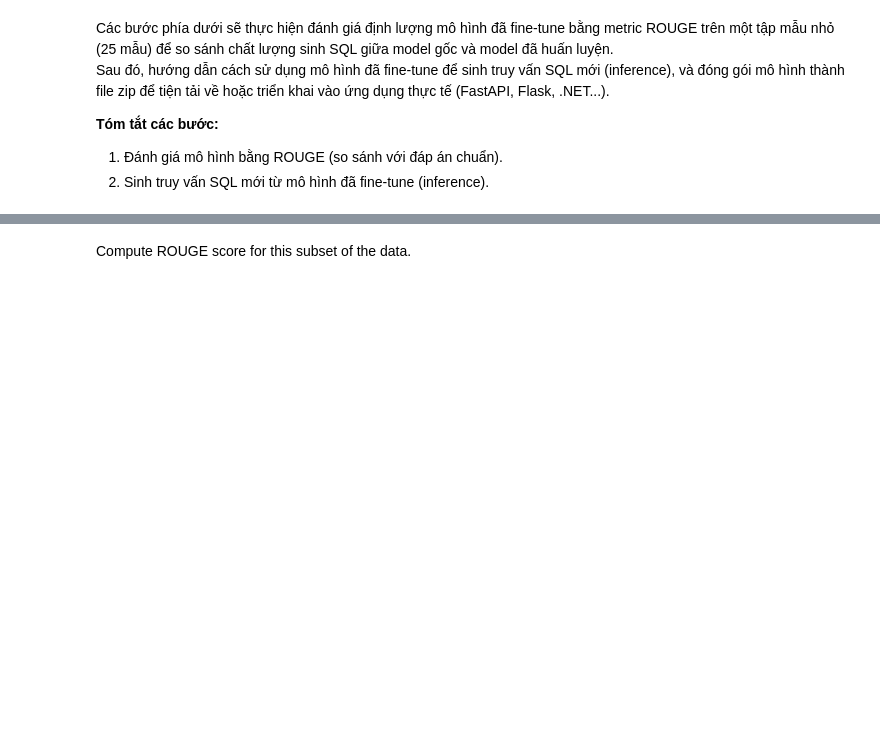
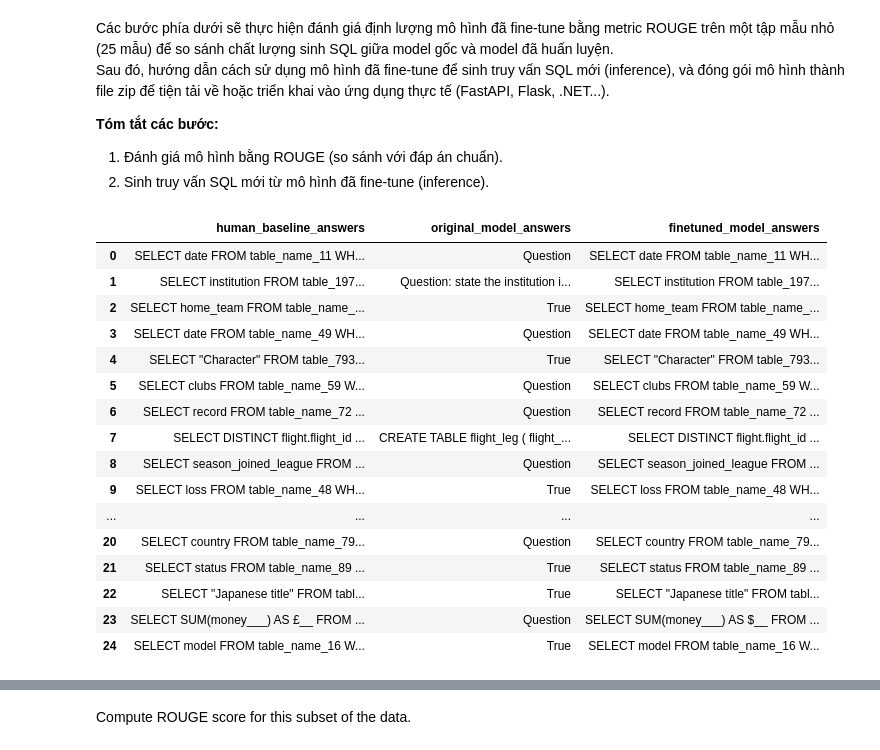
Before and after one commit to itsductai/Online_Learning_Management_System_Project, a Jupyter notebook: API/AI/text-to-sql/texttosql_finettune.ipynb, the cells around one changed output, grey strips where cells are left out. Saved outputs shown, nothing was run; the diff lists cells and outputs as text; code cells hidden in the pictures; blank space fills up the shorter version.

```diff
--- a/API/AI/text-to-sql/texttosql_finettune.ipynb
+++ b/API/AI/text-to-sql/texttosql_finettune.ipynb
@@ -592,0 +622,19 @@ SELECT date FROM table_name_11 WHERE away_team = "essendon"
+# %%
+import torch
+
+device = "cuda" if torch.cuda.is_available() else "cpu"
+
+# Chuẩn bị model đã fine-tune để suy luận
+finetuned_model.gradient_checkpointing_disable()  # tắt checkpointing khi inference
+finetuned_model.config.use_cache = True           # bật lại cache cho generate nhanh
+finetuned_model.eval()
+finetuned_model.to(device)
+
+# (tùy chọn với baseline)
+original_model.gradient_checkpointing_disable() if hasattr(original_model, "gradient_checkpointing_disable") else None
+try:
+    original_model.config.use_cache = True
+except:
+    pass
+original_model.eval()
+original_model.to(device)
@@ -657,6 +722,63 @@ Sau đó, hướng dẫn cách sử dụng mô hình đã fine-tune để sinh t
 **Tóm tắt các bước:**
 1. Đánh giá mô hình bằng ROUGE (so sánh với đáp án chuẩn).
 2. Sinh truy vấn SQL mới từ mô hình đã fine-tune (inference).
+# %%
+from transformers import GenerationConfig
+import pandas as pd
+
+questions = dataset['test'][0:25]['question']
+contexts  = dataset['test'][0:25]['context']
+human_baseline_answers = dataset['test'][0:25]['answer']
+
+original_model_answers  = []
+finetuned_model_answers = []
+
+gen_cfg = GenerationConfig(max_new_tokens=300)
+
+with torch.no_grad():
+    for q, c in zip(questions, contexts):
+        prompt = f"""Tables:
+{c}
+
+Question:
+{q}
+
+Answer:
+"""
+        input_ids = tokenizer(prompt, return_tensors="pt").input_ids.to(device)
+
+        # Baseline
+        out_base = original_model.generate(input_ids=input_ids, generation_config=gen_cfg)
+        original_model_answers.append(tokenizer.decode(out_base[0], skip_special_tokens=True))
+
+        # Fine-tuned
+        out_ft = finetuned_model.generate(input_ids=input_ids, generation_config=gen_cfg)
+        finetuned_model_answers.append(tokenizer.decode(out_ft[0], skip_special_tokens=True))
+
+df = pd.DataFrame(
+    zip(human_baseline_answers, original_model_answers, finetuned_model_answers),
+    columns=["human_baseline_answers", "original_model_answers", "finetuned_model_answers"]
+)
+
+display(df)  # nếu muốn xem bảng
+# %% [output]
+|  | human_baseline_answers | original_model_answers | finetuned_model_answers |
+| 0 | SELECT date FROM table_name_11 WH... | Question | SELECT date FROM table_name_11 WH... |
+| 1 | SELECT institution FROM table_197... | Question: state the institution i... | SELECT institution FROM table_197... |
+| 2 | SELECT home_team FROM table_name_... | True | SELECT home_team FROM table_name_... |
+| 3 | SELECT date FROM table_name_49 WH... | Question | SELECT date FROM table_name_49 WH... |
+| 4 | SELECT "Character" FROM table_793... | True | SELECT "Character" FROM table_793... |
+| 5 | SELECT clubs FROM table_name_59 W... | Question | SELECT clubs FROM table_name_59 W... |
+| 6 | SELECT record FROM table_name_72 ... | Question | SELECT record FROM table_name_72 ... |
+| 7 | SELECT DISTINCT flight.flight_id ... | CREATE TABLE flight_leg ( flight_... | SELECT DISTINCT flight.flight_id ... |
+| 8 | SELECT season_joined_league FROM ... | Question | SELECT season_joined_league FROM ... |
+| 9 | SELECT loss FROM table_name_48 WH... | True | SELECT loss FROM table_name_48 WH... |
+| ... | ... | ... | ... |
+| 20 | SELECT country FROM table_name_79... | Question | SELECT country FROM table_name_79... |
+| 21 | SELECT status FROM table_name_89 ... | True | SELECT status FROM table_name_89 ... |
+| 22 | SELECT "Japanese title" FROM tabl... | True | SELECT "Japanese title" FROM tabl... |
+| 23 | SELECT SUM(money___) AS £__ FROM ... | Question | SELECT SUM(money___) AS $__ FROM ... |
+| 24 | SELECT model FROM table_name_16 W... | True | SELECT model FROM table_name_16 W... |
 # %%
 !pip install rouge_score
 # %% [output]
```
Also changed, not shown: parts of 29 cells of this notebook.
